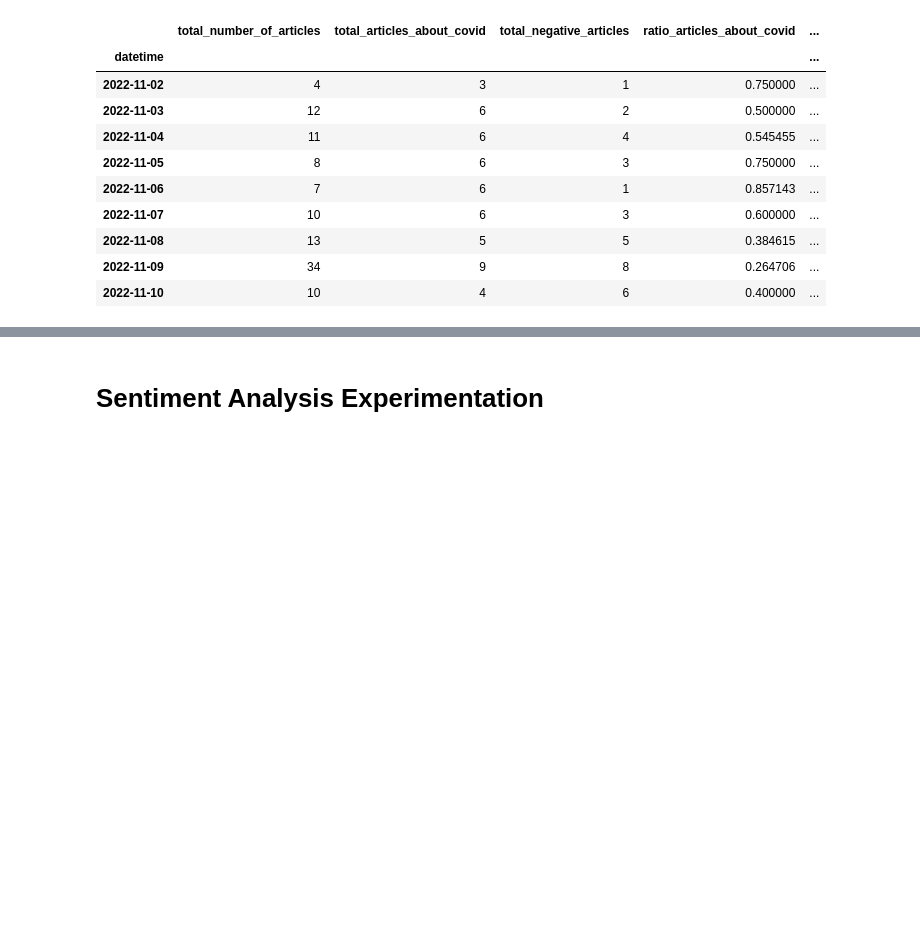
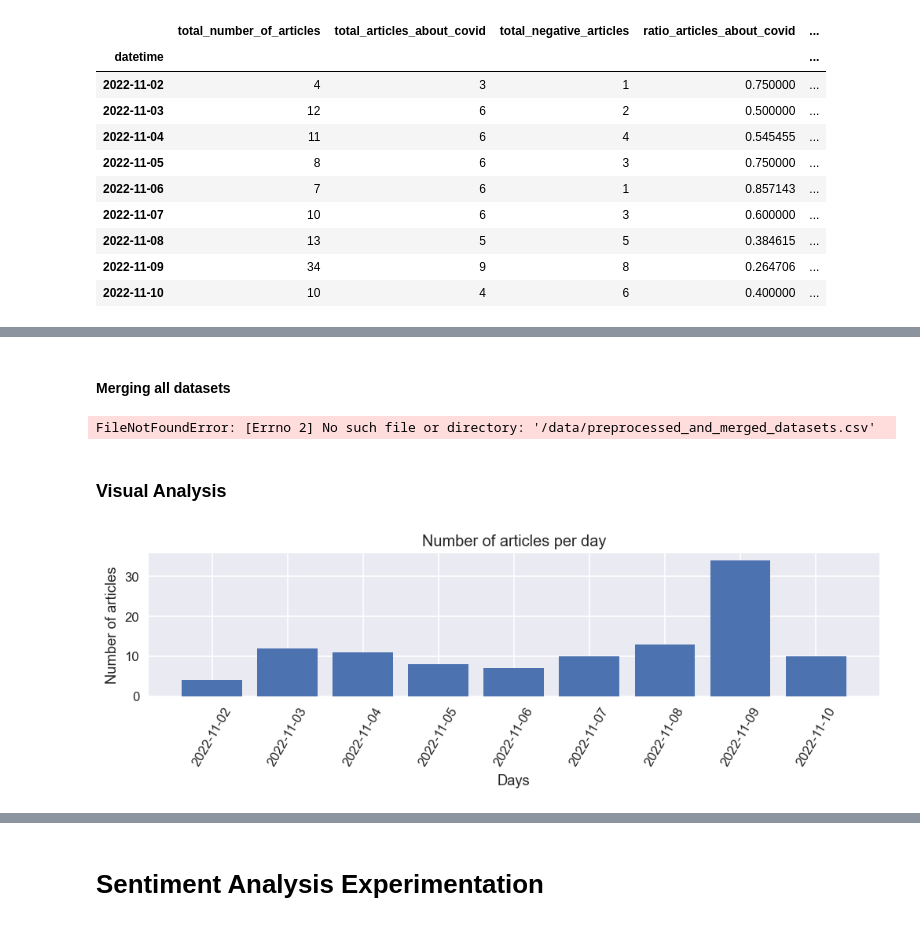
Before and after one commit to ispasojev/news-index-analysis, a Jupyter notebook: 1_Preprocessing.ipynb, the cells around one changed output, grey strips where cells are left out. Cells and saved outputs as stored; diff of their text form; code cells hidden in the pictures; blank space fills up the shorter version.

Commit message:
Create Barplots and final dataset for the model

```diff
--- a/1_Preprocessing.ipynb
+++ b/1_Preprocessing.ipynb
@@ -291,0 +286,2 @@ final_df.to_pickle('./data/Input_for_model')
+# %% [markdown]
+#### Merging all datasets
@@ -291,0 +290,16 @@ final_df.to_pickle('./data/Input_for_model')
+# %%
+final_df.to_csv("/data/preprocessed_and_merged_datasets.csv", sep =";")
+# %% [output]
+FileNotFoundError: [Errno 2] No such file or directory: '/data/preprocessed_and_merged_datasets.csv'
+# %% [markdown]
+### Visual Analysis
+# %%
+plt.figure(figsize=(10,2), dpi =120)
+plt.style.use("seaborn")
+plt.bar(x = final_df.index, height = final_df["total_number_of_articles"])
+plt.title("Number of articles per day")
+plt.xlabel("Days")
+plt.ylabel("Number of articles")
+_ = plt.xticks(rotation=60)
+# %% [output]
+[figure, added]
```
Also changed, not shown: parts of 52 cells of this notebook, 2 other files.
